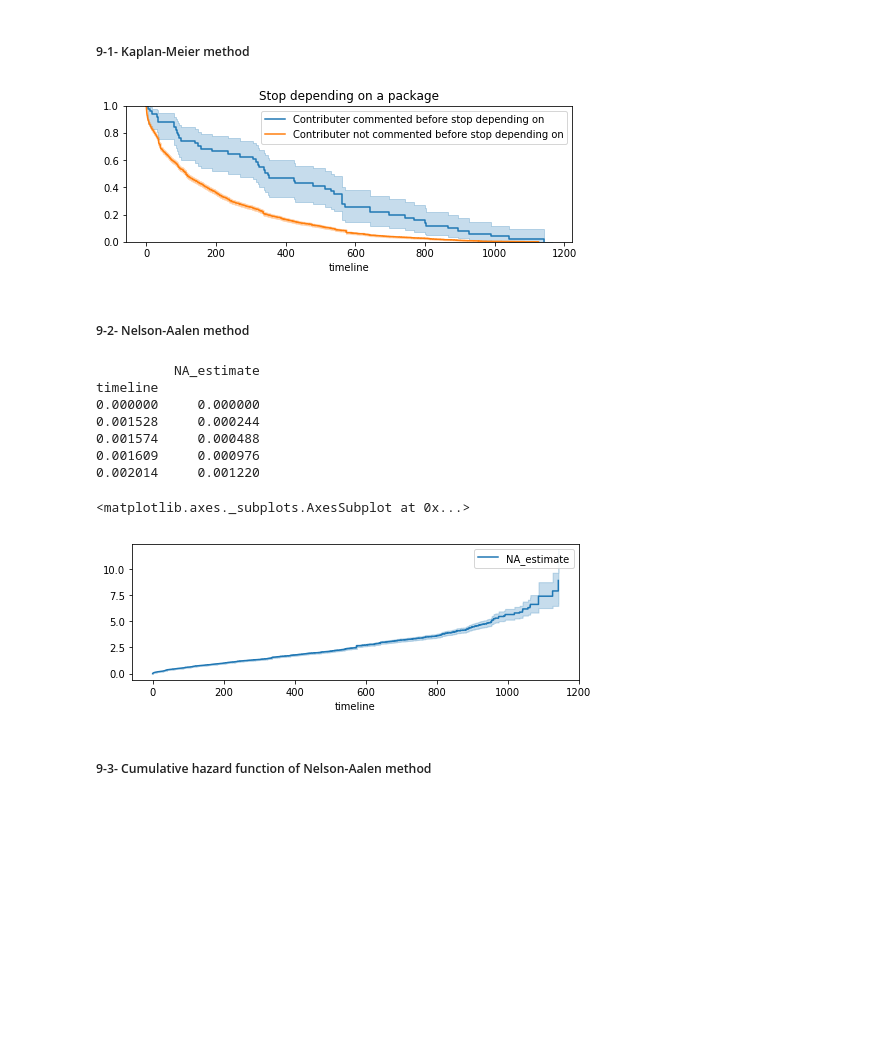
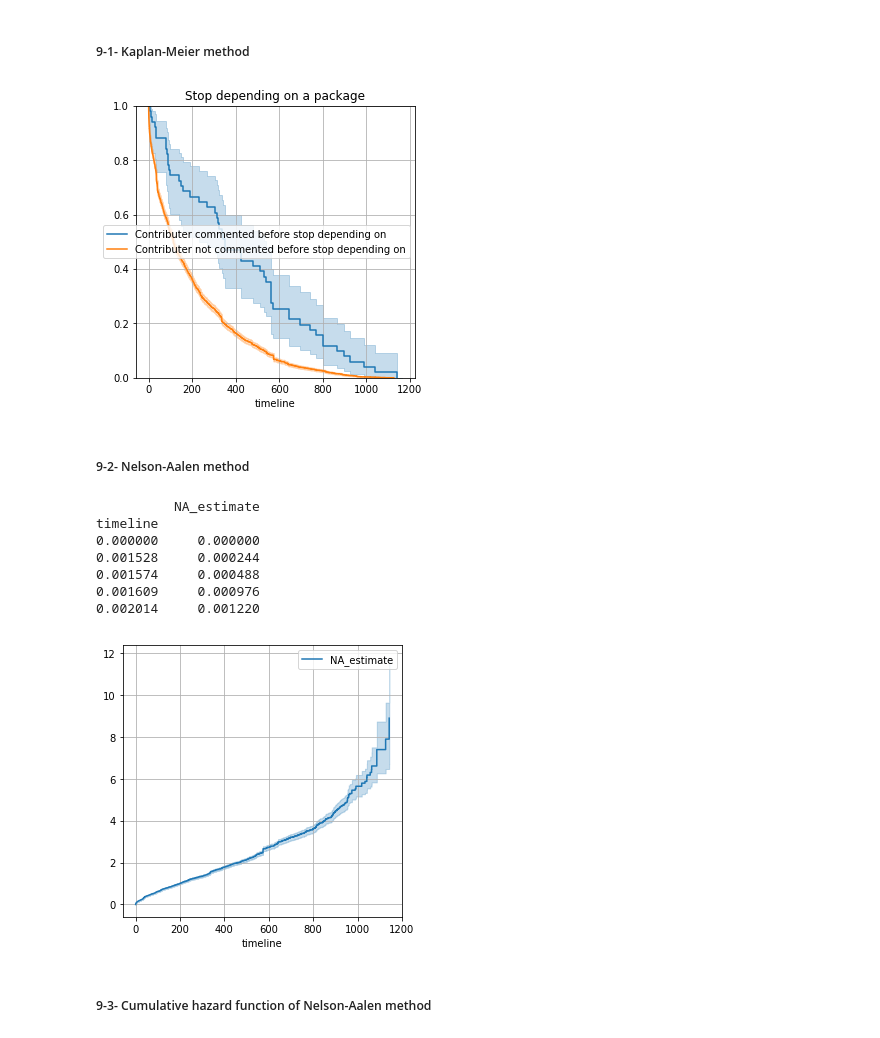
Before and after one commit to MehdiGol/PackagesDependencies-Contributors-Relationship, a Jupyter notebook: notebooks/Question 4.ipynb, the cells around one changed output. Saved outputs shown, nothing was run; the diff lists cells and outputs as text; code cells hidden in the pictures; blank space fills up the shorter version.

```diff
--- a/notebooks/Question 4.ipynb
+++ b/notebooks/Question 4.ipynb
@@ -273,21 +273,22 @@ df_data['ContributorCommented'] = df_data.apply(lambda x: com_before_elimination
 # %%
 from lifelines import KaplanMeierFitter
 
 kmf = KaplanMeierFitter()
-plt.rcParams["figure.figsize"] = (8,2.5)
+plt.rcParams["figure.figsize"] = (5,5)
 ax = plt.subplot(111)
 
 cmnt = (df_data[lambda x: x["ContributorCommented"] == 1])
 ncmnt = (df_data[lambda x: x["ContributorCommented"] == 0])
 kmf.fit(cmnt['Lifespan'], event_observed=cmnt['Excluded'], label="Contributer commented before stop depending on")
 kmf.plot(ax=ax)
 kmf.fit(ncmnt['Lifespan'], event_observed=ncmnt['Excluded'], label="Contributer not commented before stop depending on")
 kmf.plot(ax=ax)
 
-plt.ylim(0, 1);
+plt.ylim(0, 1)
+plt.grid(True)
 plt.title("Stop depending on a package");
 # %% [output]
-[figure, old version]
+[figure, new version]
 # %% [markdown]
 ##### 9-2- Nelson-Aalen method
 # %%
@@ -297,6 +298,7 @@ naf = NelsonAalenFitter()
 naf.fit(df_data['Lifespan'], event_observed=df_data['Excluded'])
 print(naf.cumulative_hazard_.head())
 naf.plot()
+plt.grid(True)
 # %% [output]
           NA_estimate
 timeline
@@ -305,8 +307,7 @@ timeline
 0.001574     0.000488
 0.001609     0.000976
 0.002014     0.001220
-<matplotlib.axes._subplots.AxesSubplot at 0x...>
-[figure, old version]
+[figure, new version]
 # %% [markdown]
 ##### 9-3- Cumulative hazard function of Nelson-Aalen method
 # %%
```
Also changed, not shown: parts of 4 cells of this notebook, 4 other files.
